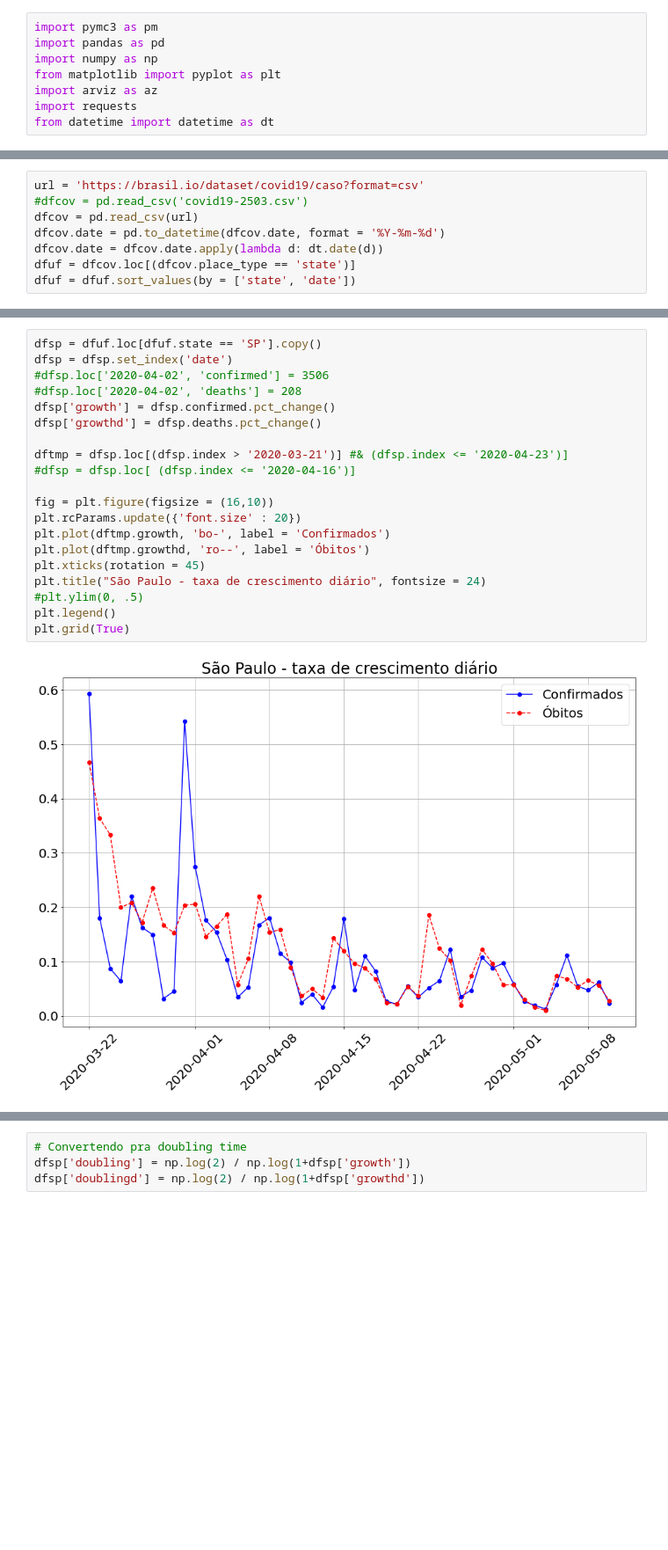
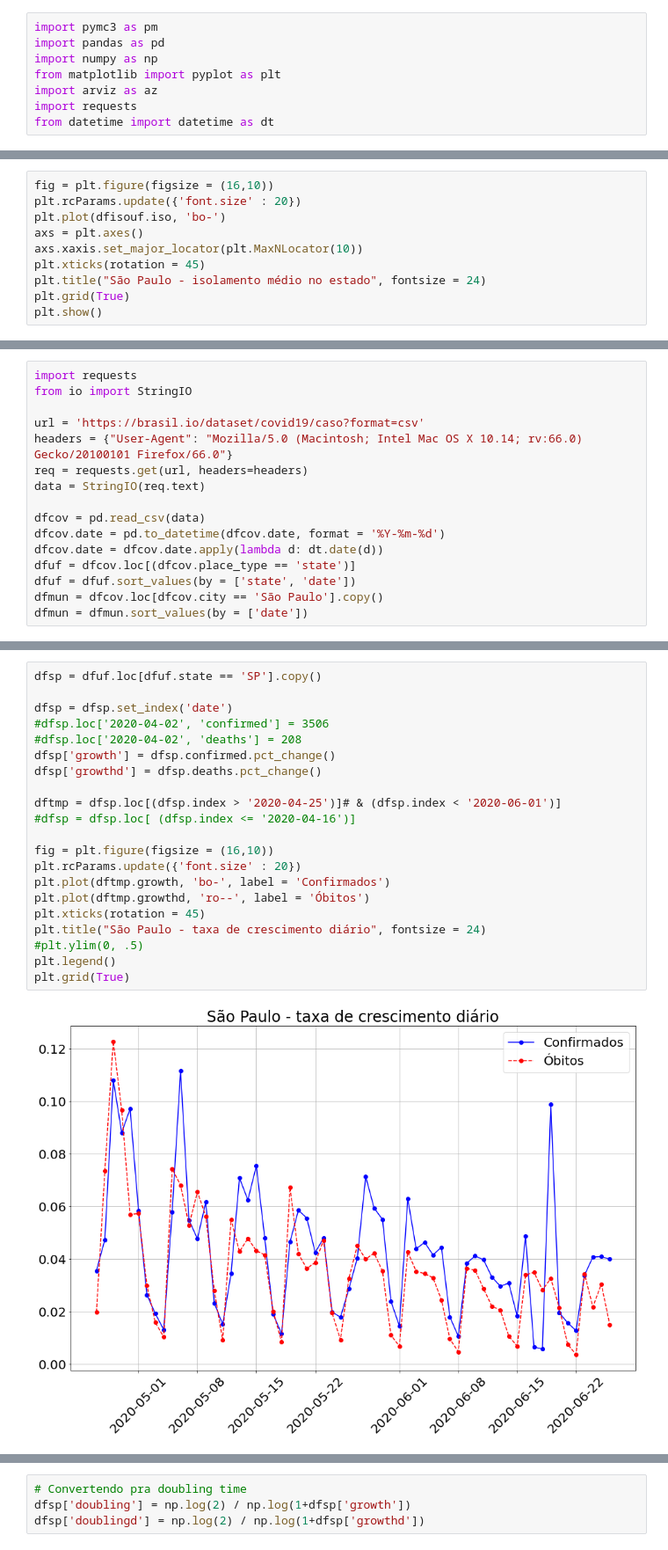
Before and after one commit to paulohubert/covid_discussao, a Jupyter notebook: brasil/covid.ipynb, the cells around one changed output, grey strips where cells are left out. Shown at 88% size. Cells and saved outputs as stored; diff of their text form; blank space fills up the shorter version.

```diff
--- a/brasil/covid.ipynb
+++ b/brasil/covid.ipynb
@@ -8,0 +28,10 @@ from datetime import datetime as dt
+# %%
+fig = plt.figure(figsize = (16,10))
+plt.rcParams.update({'font.size' : 20})
+plt.plot(dfisouf.iso, 'bo-')
+axs = plt.axes()
+axs.xaxis.set_major_locator(plt.MaxNLocator(10))
+plt.xticks(rotation = 45)
+plt.title("São Paulo - isolamento médio no estado", fontsize = 24)
+plt.grid(True)
+plt.show()
@@ -9,11 +42,19 @@ from datetime import datetime as dt
 # %%
+import requests
+from io import StringIO
+
 url = 'https://brasil.io/dataset/covid19/caso?format=csv'
-#dfcov = pd.read_csv('covid19-2503.csv')
-dfcov = pd.read_csv(url)
+headers = {"User-Agent": "Mozilla/5.0 (Macintosh; Intel Mac OS X 10.14; rv:66.0) Gecko/20100101 Firefox/66.0"}
+req = requests.get(url, headers=headers)
+data = StringIO(req.text)
+
+dfcov = pd.read_csv(data)
 dfcov.date = pd.to_datetime(dfcov.date, format = '%Y-%m-%d')
 dfcov.date = dfcov.date.apply(lambda d: dt.date(d))
 dfuf = dfcov.loc[(dfcov.place_type == 'state')]
 dfuf = dfuf.sort_values(by = ['state', 'date'])
+dfmun = dfcov.loc[dfcov.city == 'São Paulo'].copy()
+dfmun = dfmun.sort_values(by = ['date'])
 # %%
 def reindex_by_date(df):
     dates = pd.date_range(dfcov.date.min(), dfcov.date.max())
@@ -26,22 +71,23 @@ dfuf['dif'] = dfuf.reset_index().groupby('state').confirmed.diff(periods = 1).fi
 # %%
 dfsp = dfuf.loc[dfuf.state == 'SP'].copy()
+
 dfsp = dfsp.set_index('date')
 #dfsp.loc['2020-04-02', 'confirmed'] = 3506
 #dfsp.loc['2020-04-02', 'deaths'] = 208
 dfsp['growth'] = dfsp.confirmed.pct_change()
 dfsp['growthd'] = dfsp.deaths.pct_change()
 
-dftmp = dfsp.loc[(dfsp.index > '2020-03-21')] #& (dfsp.index <= '2020-04-23')]
+dftmp = dfsp.loc[(dfsp.index > '2020-04-25')]# & (dfsp.index < '2020-06-01')]
 #dfsp = dfsp.loc[ (dfsp.index <= '2020-04-16')]
 
 fig = plt.figure(figsize = (16,10))
 plt.rcParams.update({'font.size' : 20})
 plt.plot(dftmp.growth, 'bo-', label = 'Confirmados')
 plt.plot(dftmp.growthd, 'ro--', label = 'Óbitos')
 plt.xticks(rotation = 45)
 plt.title("São Paulo - taxa de crescimento diário", fontsize = 24)
 #plt.ylim(0, .5)
 plt.legend()
 plt.grid(True)
 # %% [output]
-[figure, old version]
+[figure, new version]
```
Also changed, not shown: parts of 38 cells of this notebook.
